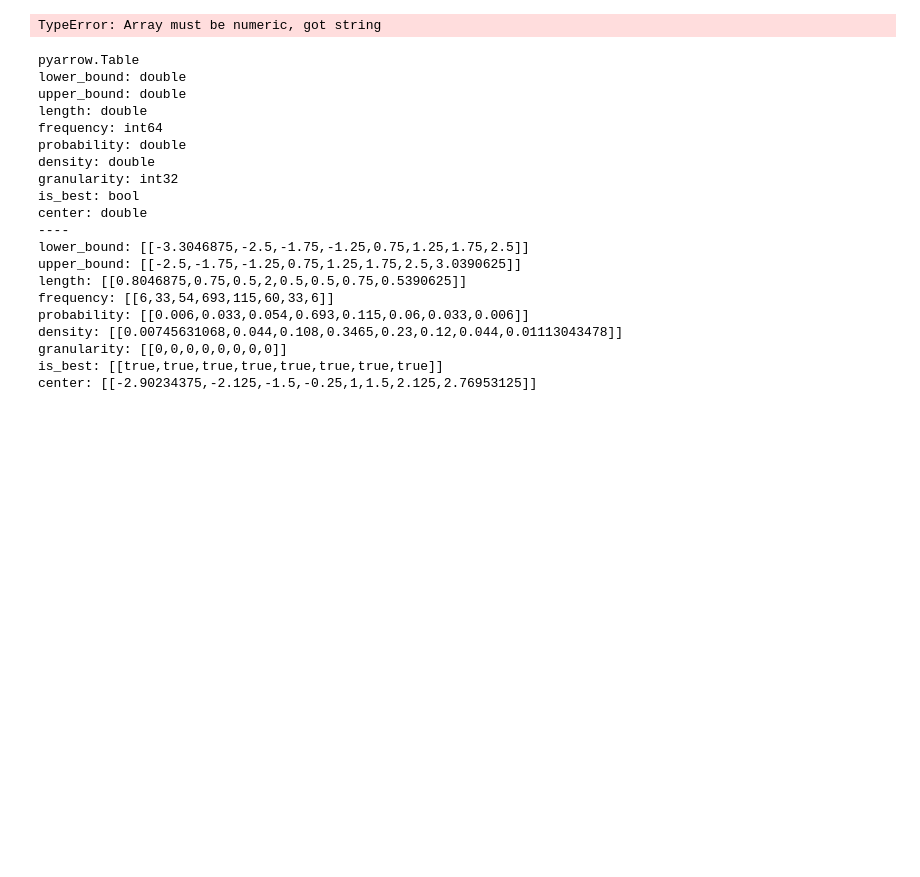
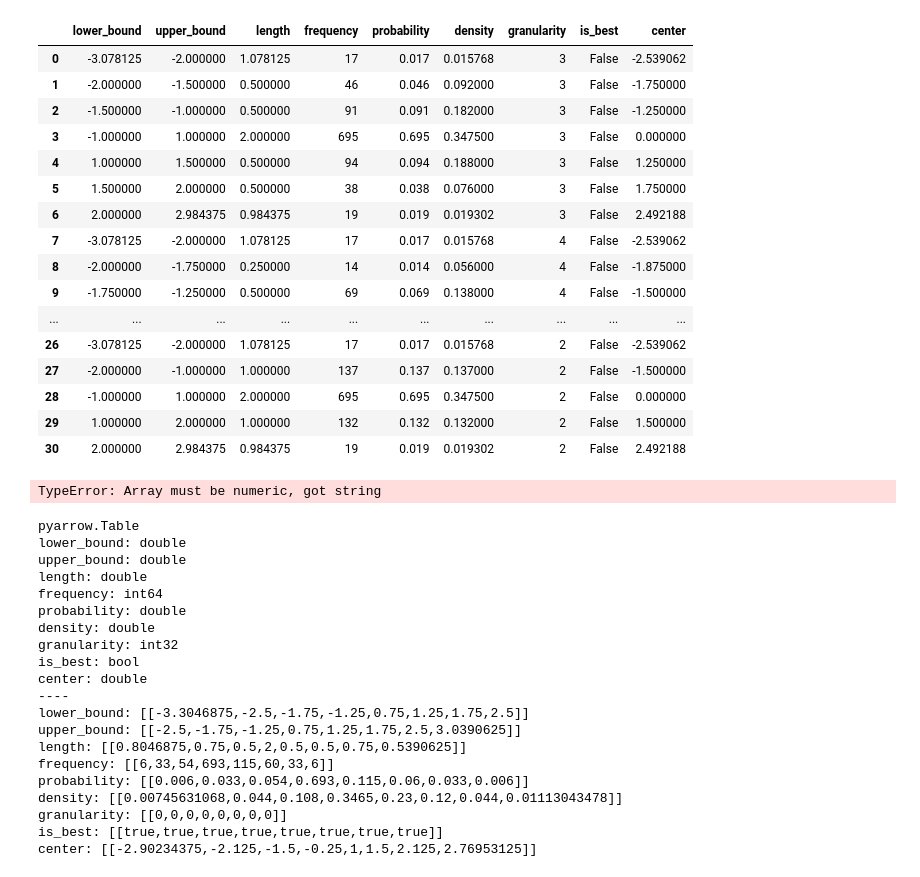
Before and after one commit to KhiopsML/khisto-python, a Jupyter notebook: sandbox/core.ipynb, the cells around one changed output. Cells and saved outputs as stored; diff of their text form; code cells hidden in the pictures; blank space fills up the shorter version.

```diff
--- a/sandbox/core.ipynb
+++ b/sandbox/core.ipynb
@@ -41,3 +41,23 @@ center: [[-2.9375,-2.25,-1.5,0,1.25,...,-2.6875,-1.5,0,1.5,2.59375]]
+# %%
+compute_histogram(x).to_pandas()
+# %% [output]
+|  | lower_bound | upper_bound | length | frequency | probability | density | granularity | is_best | center |
+| 0 | -3.078125 | -2.000000 | 1.078125 | 17 | 0.017 | 0.015768 | 3 | False | -2.539062 |
+| 1 | -2.000000 | -1.500000 | 0.500000 | 46 | 0.046 | 0.092000 | 3 | False | -1.750000 |
+| 2 | -1.500000 | -1.000000 | 0.500000 | 91 | 0.091 | 0.182000 | 3 | False | -1.250000 |
+| 3 | -1.000000 | 1.000000 | 2.000000 | 695 | 0.695 | 0.347500 | 3 | False | 0.000000 |
+| 4 | 1.000000 | 1.500000 | 0.500000 | 94 | 0.094 | 0.188000 | 3 | False | 1.250000 |
+| 5 | 1.500000 | 2.000000 | 0.500000 | 38 | 0.038 | 0.076000 | 3 | False | 1.750000 |
+| 6 | 2.000000 | 2.984375 | 0.984375 | 19 | 0.019 | 0.019302 | 3 | False | 2.492188 |
+| 7 | -3.078125 | -2.000000 | 1.078125 | 17 | 0.017 | 0.015768 | 4 | False | -2.539062 |
+| 8 | -2.000000 | -1.750000 | 0.250000 | 14 | 0.014 | 0.056000 | 4 | False | -1.875000 |
+| 9 | -1.750000 | -1.250000 | 0.500000 | 69 | 0.069 | 0.138000 | 4 | False | -1.500000 |
+| ... | ... | ... | ... | ... | ... | ... | ... | ... | ... |
+| 26 | -3.078125 | -2.000000 | 1.078125 | 17 | 0.017 | 0.015768 | 2 | False | -2.539062 |
+| 27 | -2.000000 | -1.000000 | 1.000000 | 137 | 0.137 | 0.137000 | 2 | False | -1.500000 |
+| 28 | -1.000000 | 1.000000 | 2.000000 | 695 | 0.695 | 0.347500 | 2 | False | 0.000000 |
+| 29 | 1.000000 | 2.000000 | 1.000000 | 132 | 0.132 | 0.132000 | 2 | False | 1.500000 |
+| 30 | 2.000000 | 2.984375 | 0.984375 | 19 | 0.019 | 0.019302 | 2 | False | 2.492188 |
 # %%
 x = pa.array(["a", "b", "a", "c", "b", "a"])
 compute_histogram(x)
```
Also changed, not shown: parts of 1 cell of this notebook, 14 other files.
